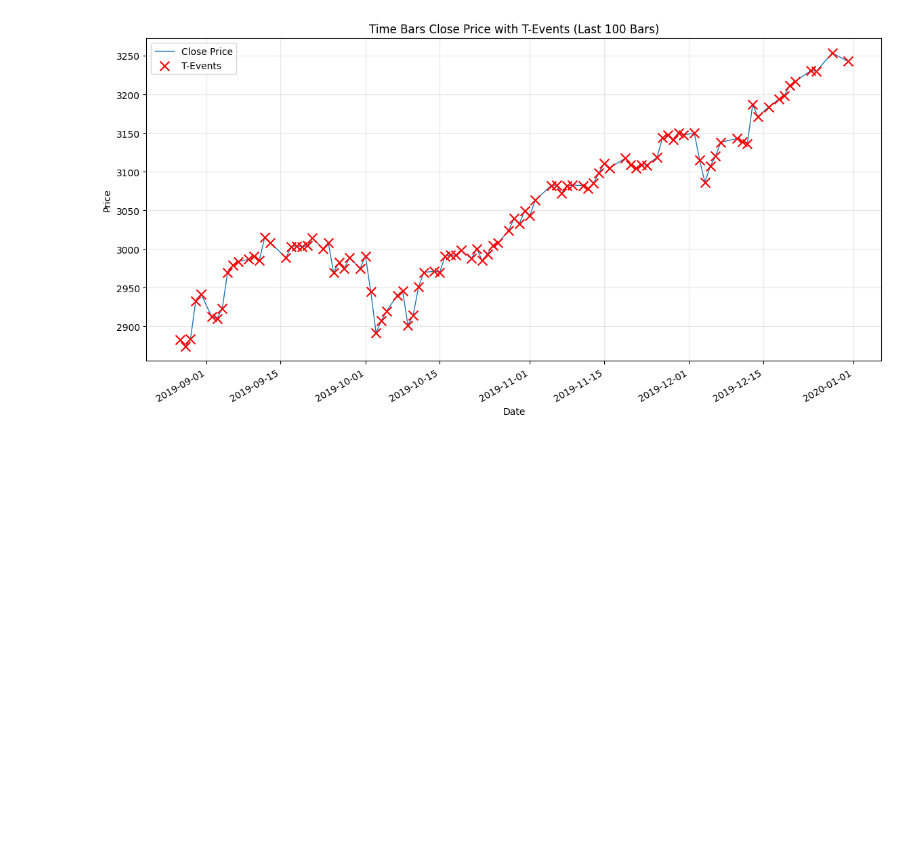
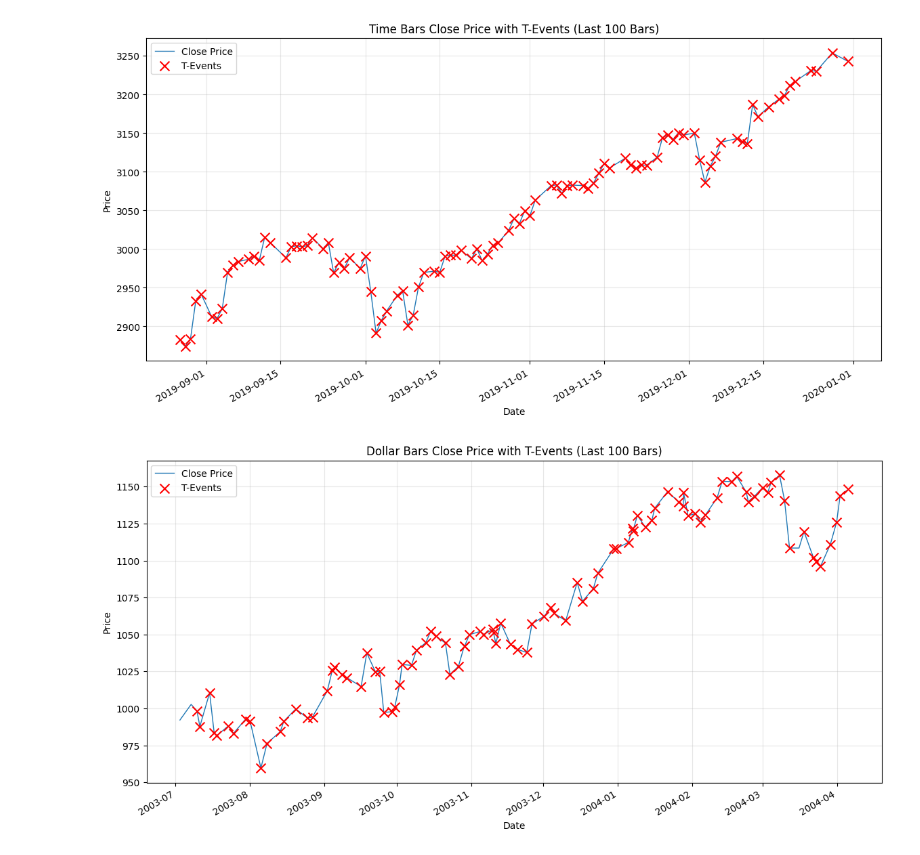
Before and after one commit to McSavage/MLFinLab, a Jupyter notebook: notebooks/FIN221_HW3_SP.ipynb, the cells around one changed output. Cells and saved outputs as stored; diff of their text form; code cells hidden in the pictures; blank space fills up the shorter version.

```diff
--- a/notebooks/FIN221_HW3_SP.ipynb
+++ b/notebooks/FIN221_HW3_SP.ipynb
@@ -190,4 +246,4 @@ def getTEvents(gRaw, h):
 # %%
-dv = getdailyVol(time_bars['close'], span0=100)
+dv = get_daily_vol(time_bars['close'], span=100)
 # %%
-tevents = getTEvents(time_bars['close'], dv)
+tevents = get_t_events(time_bars['close'], dv)
@@ -225,3 +293,41 @@ plt.show()
+# %%
+if not isinstance(dollar_bars.index, pd.DatetimeIndex):
+    if 'date_time' in dollar_bars.columns:
+        dollar_bars['date_time'] = pd.to_datetime(dollar_bars['date_time'])
+        dollar_bars = dollar_bars.set_index('date_time')
+    else:
+        dollar_bars.index = pd.to_datetime(dollar_bars.index)
+dollar_bars = dollar_bars.sort_index()
+
+dv_dollar = get_daily_vol(dollar_bars['close'], span=100)
+devents = get_t_events(dollar_bars['close'], dv_dollar)
+# %%
+# Create figure
+fig, ax = plt.subplots(figsize=(14, 7))
+
+# Plot last 100 close prices
+dollar_bars['close'][:100].plot(ax=ax, label='Close Price', linewidth=1)
+
+# Overlay tevents with 'x' markers (only those in the last 500 bars)
+if len(tevents) > 0:
+    # Filter tevents to only those in the last 500 bars
+    last_x_dates = dollar_bars[:100].index
+    tevents_filtered = devents[devents.isin(last_x_dates)]
+
+    if len(tevents_filtered) > 0:
+        # Get close prices at tevent dates
+        tevent_prices = dollar_bars.loc[tevents_filtered, 'close']
+        ax.scatter(tevents_filtered, tevent_prices, color='red', marker='x', s=100,
+                   label='T-Events', zorder=5)
+
+plt.title('Dollar Bars Close Price with T-Events (Last 100 Bars)')
+plt.xlabel('Date')
+plt.ylabel('Price')
+plt.legend()
+plt.grid(True, alpha=0.3)
+plt.show()
+# %% [output]
+[figure, added]
 # %%
 '''Snippet 3.2 TRIPPLE-BARRIER LABELING METHOD'''
 
```
Also changed, not shown: parts of 9 cells of this notebook, 2 other files.
